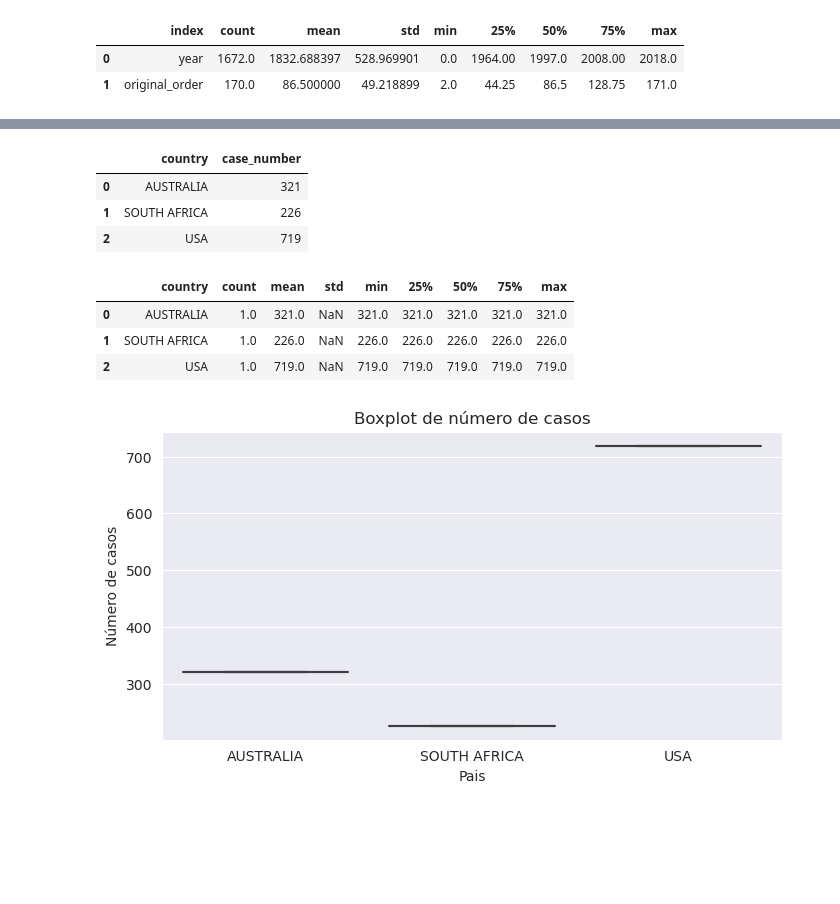
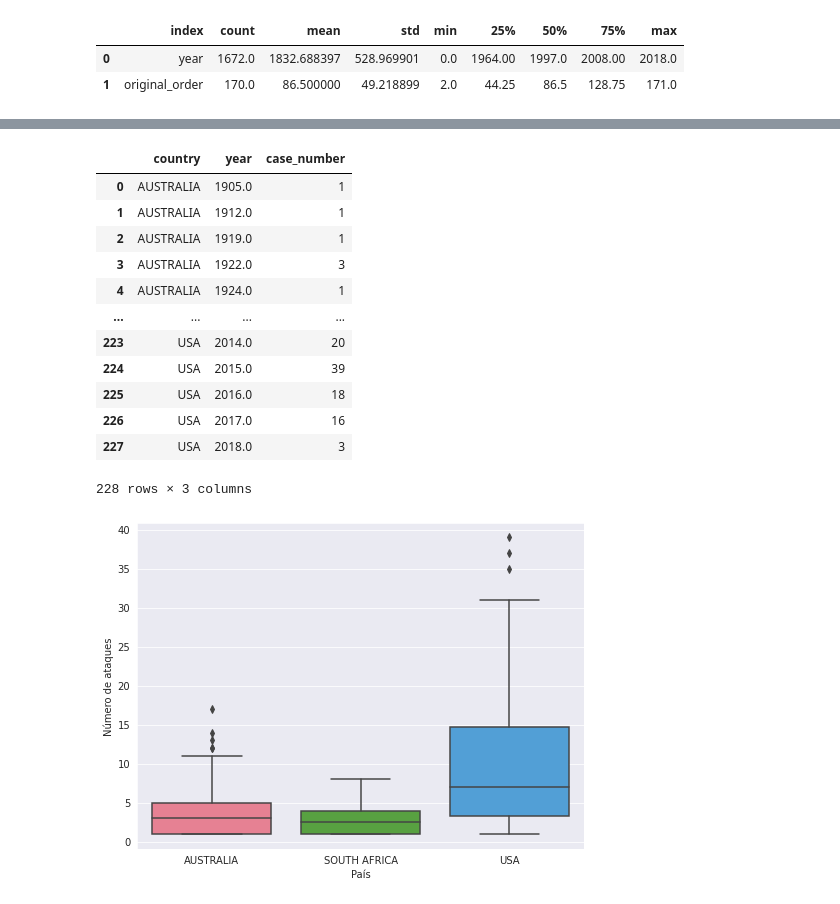
Before and after one commit to Adalab/DA-promoC-modulo-02-Marina-Lourdes-Ana, a Jupyter notebook: Visualizacion/03-Visualizacion_3.ipynb, the cells around one changed output, grey strips where cells are left out. Cells and saved outputs as stored; diff of their text form; code cells hidden in the pictures; blank space fills up the shorter version.

```diff
--- a/Visualizacion/03-Visualizacion_3.ipynb
+++ b/Visualizacion/03-Visualizacion_3.ipynb
@@ -99,13 +89,11 @@ Que muestre el **número de ataques** que han ocurrido cada **año** en función
 # %%
-plt.figure(figsize =(8,4))
+plt.figure(figsize = (8,4))
 
-sns.set_style('darkgrid')
+fig = sns.countplot(x = "year", data = df_year, hue = "sex", palette = "husl")
 
-fig = sns.countplot(x='year', data = df_year, hue = "sex")
+fig.set(xlabel = "Año", ylabel = "Ataques")
 
-fig.set(xlabel="Año", ylabel= "Ataques" )
-
-fig.set_title('Ataques por año en función del sexo (>2015)')
+fig.set_title("Ataques por año en función del sexo (>2015)")
 
 plt.show()
 # %% [output]
@@ -123,15 +111,13 @@ df_year_1500.head(2)
 | 0 | 2018.06.25 | 2018.0 | Boating | USA | California | Oceanside, San Diego County | Paddling | Julie Wolfe | F | 57 | ... |
 | 1 | 2018.06.03.a | 2018.0 | Unprovoked | BRAZIL | Pernambuco | Piedade Beach, Recife | Swimming | Jose Ernesto da Silva | M | 18 | ... |
 # %%
-plt.figure(figsize =(40,15))
+plt.figure(figsize = (40,15))
 
-sns.set_style('darkgrid')
+fig = sns.countplot(x = "year", data = df_year_1500, palette = "husl")
 
-fig = sns.countplot(x='year', data = df_year_1500)
+fig.set(xlabel = "Año", ylabel = "Ataques")
 
-fig.set(xlabel="Año", ylabel= "Ataques" )
-
-fig.set_title('Ataques por año')
+fig.set_title("Ataques por año")
 
 plt.xticks(rotation = 90)
 
@@ -161,15 +165,11 @@ df_aus_usa_sa.head(2)
 # %%
 plt.figure(figsize =(10,6))
 
-sns.set_style('darkgrid')
+fig = sns.countplot(x = "country", data = df_aus_usa_sa, palette = "husl")
 
-palette = "pastel"
+fig.set(xlabel = "País", ylabel = "Año")
 
-fig = sns.countplot(x='country', data = df_aus_usa_sa, palette = palette)
-
-fig.set(xlabel="País", ylabel= "Año")
-
-fig.set_title('Ataques por año')
+fig.set_title("Ataques por año")
 
 plt.xticks(rotation = 0)
 
@@ -206,28 +204,29 @@ df_aus_usa_sa.head(2)
 | 0 | 2018.06.25 | 2018.0 | Boating | USA | California | Oceanside, San Diego County | Paddling | Julie Wolfe | F | 57 | ... |
 | 2 | 2018.05.26.b | 2018.0 | Unprovoked | USA | Florida | Cocoa Beach, Brevard County | Walking | Cody High | M | 15 | ... |
 # %%
-# Revisar
-
-df_ataques_pais = pd.DataFrame(df_aus_usa_sa.groupby(["country"])["case_number"].count().reset_index())
+df_ataques_pais = df_aus_usa_sa.groupby(["country","year"])["case_number"].count().reset_index()
 df_ataques_pais
 # %% [output]
-|  | country | case_number |
-| 0 | AUSTRALIA | 321 |
-| 1 | SOUTH AFRICA | 226 |
-| 2 | USA | 719 |
+|  | country | year | case_number |
+| 0 | AUSTRALIA | 1905.0 | 1 |
+| 1 | AUSTRALIA | 1912.0 | 1 |
+| 2 | AUSTRALIA | 1919.0 | 1 |
+| 3 | AUSTRALIA | 1922.0 | 3 |
+| 4 | AUSTRALIA | 1924.0 | 1 |
+| ... | ... | ... | ... |
+| 223 | USA | 2014.0 | 20 |
+| 224 | USA | 2015.0 | 39 |
+| 225 | USA | 2016.0 | 18 |
+| 226 | USA | 2017.0 | 16 |
+| 227 | USA | 2018.0 | 3 |
+228 rows × 3 columns
-# %%
-df_box = pd.DataFrame(df_ataques_pais.groupby("country")["case_number"].describe().reset_index())
-df_box
-# %% [output]
-|  | country | count | mean | std | min | 25% | 50% | 75% | max |
-| 0 | AUSTRALIA | 1.0 | 321.0 | NaN | 321.0 | 321.0 | 321.0 | 321.0 | 321.0 |
-| 1 | SOUTH AFRICA | 1.0 | 226.0 | NaN | 226.0 | 226.0 | 226.0 | 226.0 | 226.0 |
-| 2 | USA | 1.0 | 719.0 | NaN | 719.0 | 719.0 | 719.0 | 719.0 | 719.0 |
 # %%
-plt.figure(figsize =(8,4))
-fig = sns.boxplot(x= "country", y ='case_number', data = df_ataques_pais)
-fig.set(xlabel='Pais', ylabel= 'Número de casos' )
-fig.set_title('Boxplot de número de casos')
+plt.figure(figsize = (8,6))
+
+fig = sns.boxplot(x = "country", y = "case_number", data = df_ataques_pais, palette = "husl")
+
+fig.set(xlabel = "País", ylabel = "Número de ataques")
+
 plt.show()
 # %% [output]
-[figure, old version]
+[figure, new version]
```
Also changed, not shown: parts of 20 cells of this notebook.
